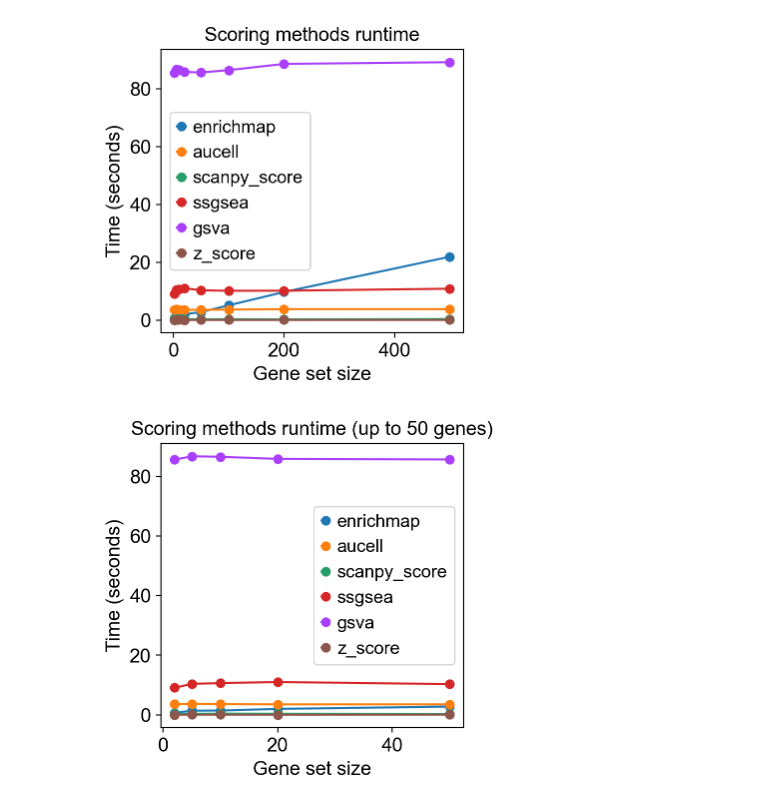
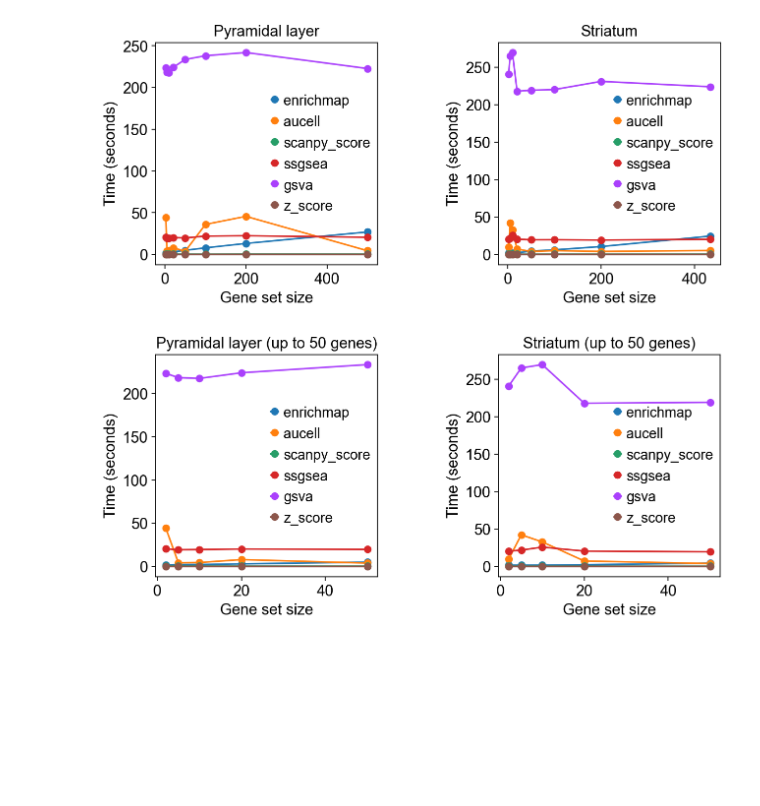
Before and after one commit to secrierlab/enrichmap-reproducibility, a Jupyter notebook: notebooks/06_performance.ipynb, the cells around one changed output. Drawn from its saved outputs; the diff is of its cells as text; code cells hidden in the pictures; blank space fills up the shorter version.

```diff
--- a/notebooks/06_performance.ipynb
+++ b/notebooks/06_performance.ipynb
@@ -16,9 +18,9 @@ import time
 # %%
-sc.set_figure_params(dpi=100, facecolor=None, color_map="seismic", frameon=False, vector_friendly=True, transparent=True)
+sc.set_figure_params(color_map="RdBu_r", frameon=False)
 sc.settings._vector_friendly = False
 # %%
 # set working directory
-project_dir = "/Users/cenkcelik/Cenk_scoring/"
+project_dir = "/home/cenk/Celik_enrichmap/"
 working_dir = project_dir + ""
 os.chdir(working_dir)
 
@@ -61,0 +44,6 @@ gene_set_500 = adata.uns["rank_genes_groups"]["names"]["Pyramidal_layer"][:500].
+# %%
+with open("Pyramidal_layer_signatures.pkl", "rb") as f:
+    pyramidal_dict = pickle.load(f)
+
+with open("Striatum_signatures.pkl", "rb") as f:
+    striatum_dict = pickle.load(f)
@@ -62,5 +70,5 @@ gene_set_500 = adata.uns["rank_genes_groups"]["names"]["Pyramidal_layer"][:500].
 # %%
 gene_sets = [gene_set_2, gene_set_5, gene_set_10, gene_set_20, gene_set_50, gene_set_100, gene_set_200, gene_set_500]
+striatum_gene_sets = [str_gene_set_2, str_gene_set_5, str_gene_set_10, str_gene_set_20, str_gene_set_50, str_gene_set_100, str_gene_set_200, str_gene_set_434]
 methods = ["enrichmap", "aucell", "scanpy_score", "ssgsea", "gsva", "z_score"]
-timings = {method: [] for method in methods}
 # %%
@@ -156,42 +165,61 @@ for gene_set in gene_sets:
 # %%
 # Plot
-fig, ax = plt.subplots(figsize=(4, 4))
+fig, axes = plt.subplots(1, 2, figsize=(9, 4), sharey=False)
 
 for method in methods:
-    ax.plot(
+    axes[0].plot(
         [len(gs) for gs in gene_sets],
         timings[method],
         marker='o',
         label=method
     )
+    axes[1].plot(
+        [len(gs) for gs in striatum_gene_sets],
+        striatum_timings[method],
+        marker='o',
+        label=method
+    )
 
-ax.set_xlabel("Gene set size")
-ax.set_ylabel("Time (seconds)")
-ax.set_title("Scoring methods runtime")
-ax.legend()
-ax.grid(False)
+for ax, title in zip(axes, ["Pyramidal layer", "Striatum"]):
+    ax.set_xlabel("Gene set size")
+    ax.set_ylabel("Time (seconds)")
+    ax.set_title(title)
+    ax.set_box_aspect(1)
+    ax.legend()
+    ax.grid(False)
+
 plt.tight_layout()
-plt.savefig(figure_dir + "scoring_methods_runtime_all.pdf", dpi=300, bbox_inches="tight")
+plt.savefig(figure_dir + "visium_scoring_methods_runtime_all.pdf", dpi=300, bbox_inches="tight")
 plt.show()
 # %% [output]
-[figure, old version]
+[figure, new version]
 # %%
 # plot only up to 50 genes
-fig, ax = plt.subplots(figsize=(4, 4))
+fig, axes = plt.subplots(1, 2, figsize=(9, 4), sharey=False)
 for method in methods:
-    ax.plot(
+    axes[0].plot(
         [len(gs) for gs in gene_sets[:5]],
         timings[method][:5],
         marker='o',
         label=method
     )
-ax.set_xlabel("Gene set size")
-ax.set_ylabel("Time (seconds)")
-ax.set_title("Scoring methods runtime (up to 50 genes)")
-ax.legend()
-ax.grid(False)
+    axes[1].plot(
+        [len(gs) for gs in striatum_gene_sets[:5]],
+        striatum_timings[method][:5],
+        marker='o',
+        label=method
+    )
+
+for ax, title in zip(axes, ["Pyramidal layer", "Striatum"]):
+    ax.set_xlabel("Gene set size")
+    ax.set_ylabel("Time (seconds)")
+    ax.set_title(f"{title} (up to 50 genes)")
+    ax.set_box_aspect(1)
+    ax.legend()
+    ax.grid(False)
+
 plt.tight_layout()
-plt.savefig(figure_dir + "scoring_methods_runtime_50_genes.pdf", dpi=300, bbox_inches="tight")
+plt.savefig(figure_dir + "visium_scoring_methods_runtime_50_genes.pdf", dpi=300, bbox_inches="tight")
 plt.show()
 # %% [output]
-[figure, old version]
+[figure, new version]
```
Also changed, not shown: parts of 9 cells of this notebook, 20 other files.
